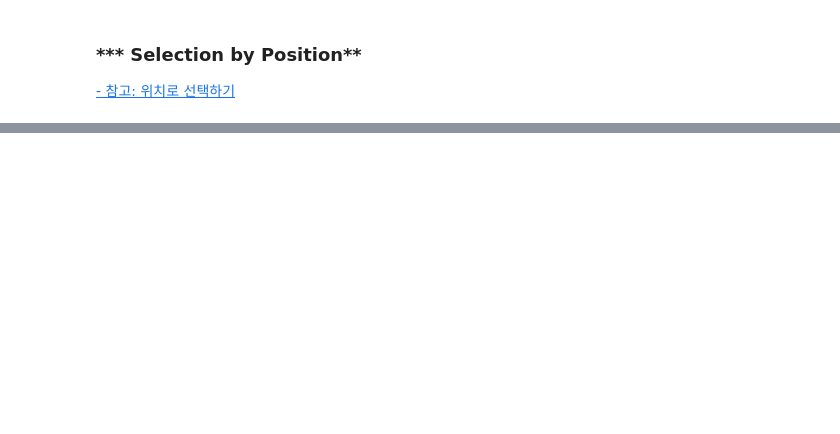
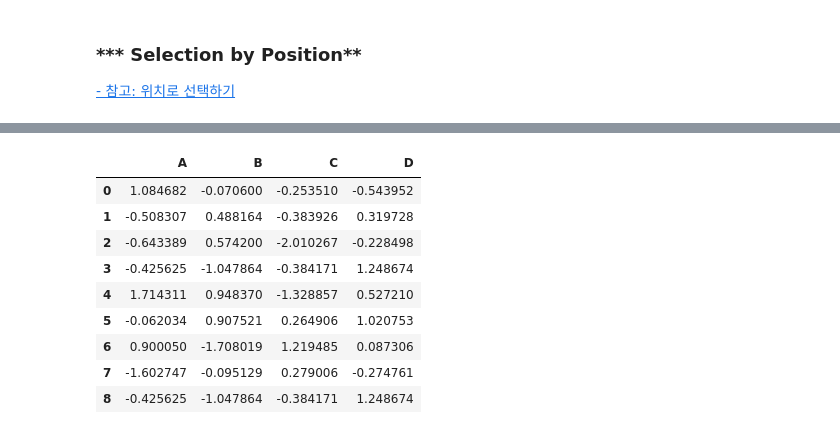
Before and after one commit to ne-choi/textbook, a Jupyter notebook: 10_minutes_to_pandas/Pandas_10분_완성.ipynb, the cells around one changed output, grey strips where cells are left out. Drawn from its saved outputs; the diff is of its cells as text; code cells hidden in the pictures; blank space fills up the shorter version.

```diff
--- a/10_minutes_to_pandas/Pandas_10분_완성.ipynb
+++ b/10_minutes_to_pandas/Pandas_10분_완성.ipynb
@@ -261,0 +653,3 @@ df.iloc[1:3, :]
+# %%
+df = pd.DataFrame(np.random.randn(8, 4), columns = ['A', 'B', 'C', 'D'])
+df
@@ -261,0 +666,14 @@ df.iloc[1:3, :]
+# %%
+s = df.iloc[3]
+df.append(s, ignore_index=True)
+# %% [output]
+|  | A | B | C | D |
+| 0 | 1.084682 | -0.070600 | -0.253510 | -0.543952 |
+| 1 | -0.508307 | 0.488164 | -0.383926 | 0.319728 |
+| 2 | -0.643389 | 0.574200 | -2.010267 | -0.228498 |
+| 3 | -0.425625 | -1.047864 | -0.384171 | 1.248674 |
+| 4 | 1.714311 | 0.948370 | -1.328857 | 0.527210 |
+| 5 | -0.062034 | 0.907521 | 0.264906 | 1.020753 |
+| 6 | 0.900050 | -1.708019 | 1.219485 | 0.087306 |
+| 7 | -1.602747 | -0.095129 | 0.279006 | -0.274761 |
+| 8 | -0.425625 | -1.047864 | -0.384171 | 1.248674 |
```
Also changed, not shown: parts of 94 cells of this notebook.
